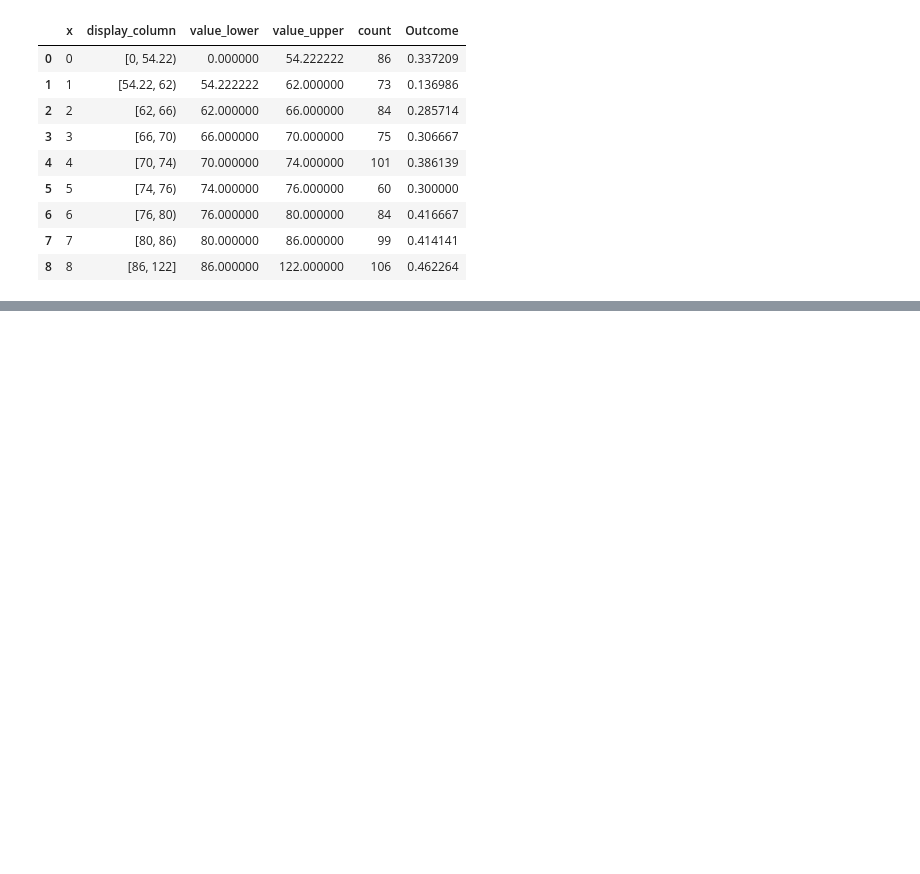
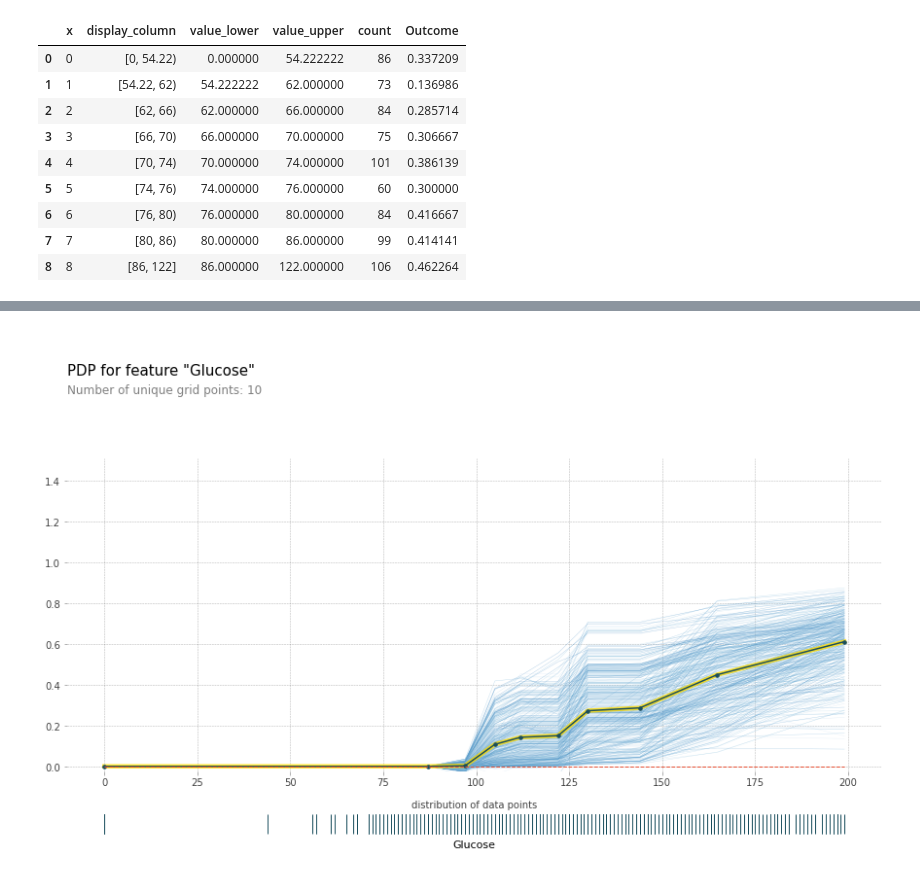
Before and after one commit to YMGYM/xai_wikibooks_study, a Jupyter notebook: wikibooks_xai_bookch4.ipynb, the cells around one changed output, grey strips where cells are left out. Drawn from its saved outputs; the diff is of its cells as text; code cells hidden in the pictures; blank space fills up the shorter version.

```diff
--- a/wikibooks_xai_bookch4.ipynb
+++ b/wikibooks_xai_bookch4.ipynb
@@ -290,0 +337,11 @@ summary_df
+# %%
+# plot_lines 를 True로 해봄
+fig, axes = pdp.pdp_plot(
+    pdp_gc, # 계산된 결과값
+    'Glucose', # 부분 의존성 알고리즘을 수행하고자 하는 피처 이름
+    plot_lines = True, # True이면 영역이 아닌 별도의 라인이 표시
+    frac_to_plot = 0.5,
+    plot_pts_dist = True
+)
+# %% [output]
+[figure, added]
```
Also changed, not shown: parts of 30 cells of this notebook.
